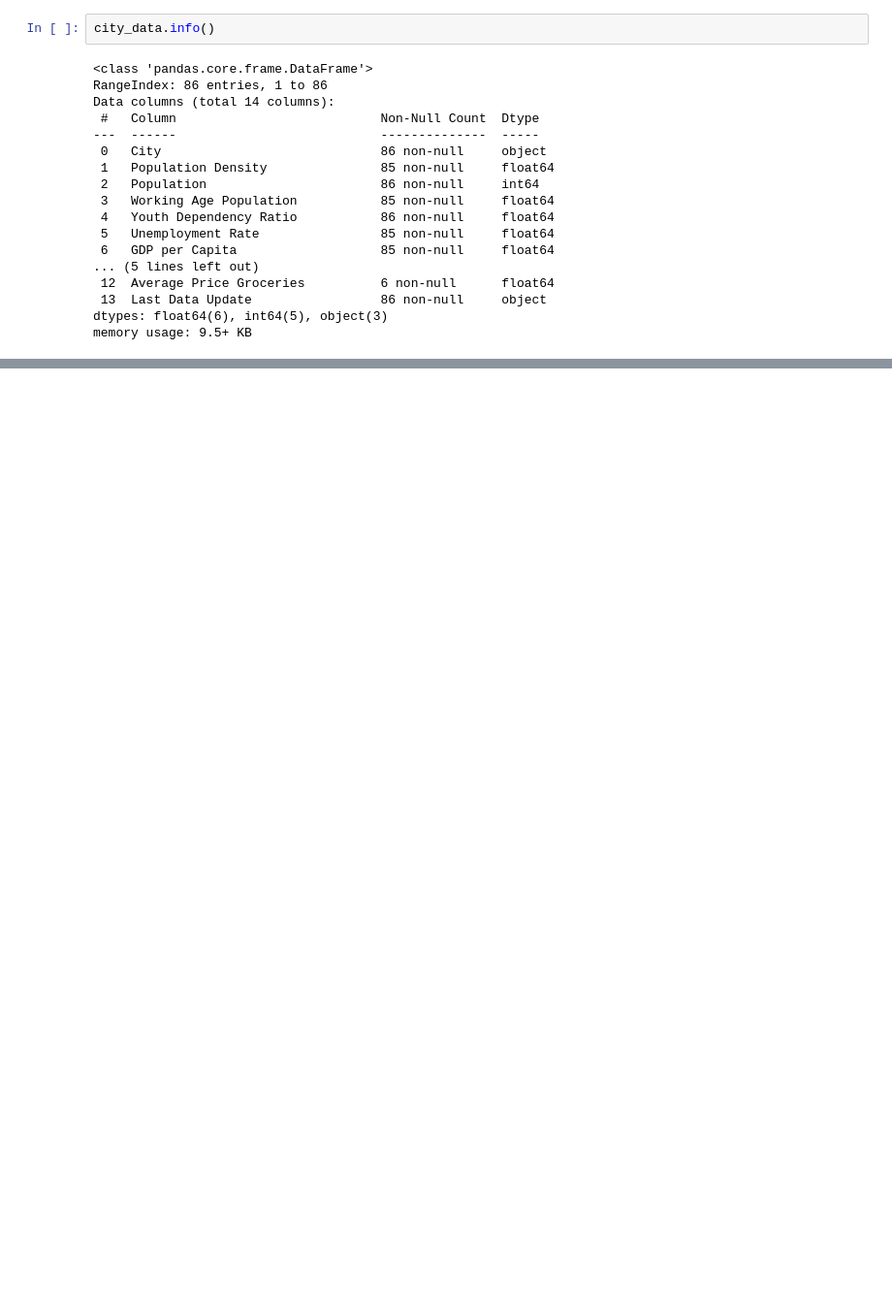
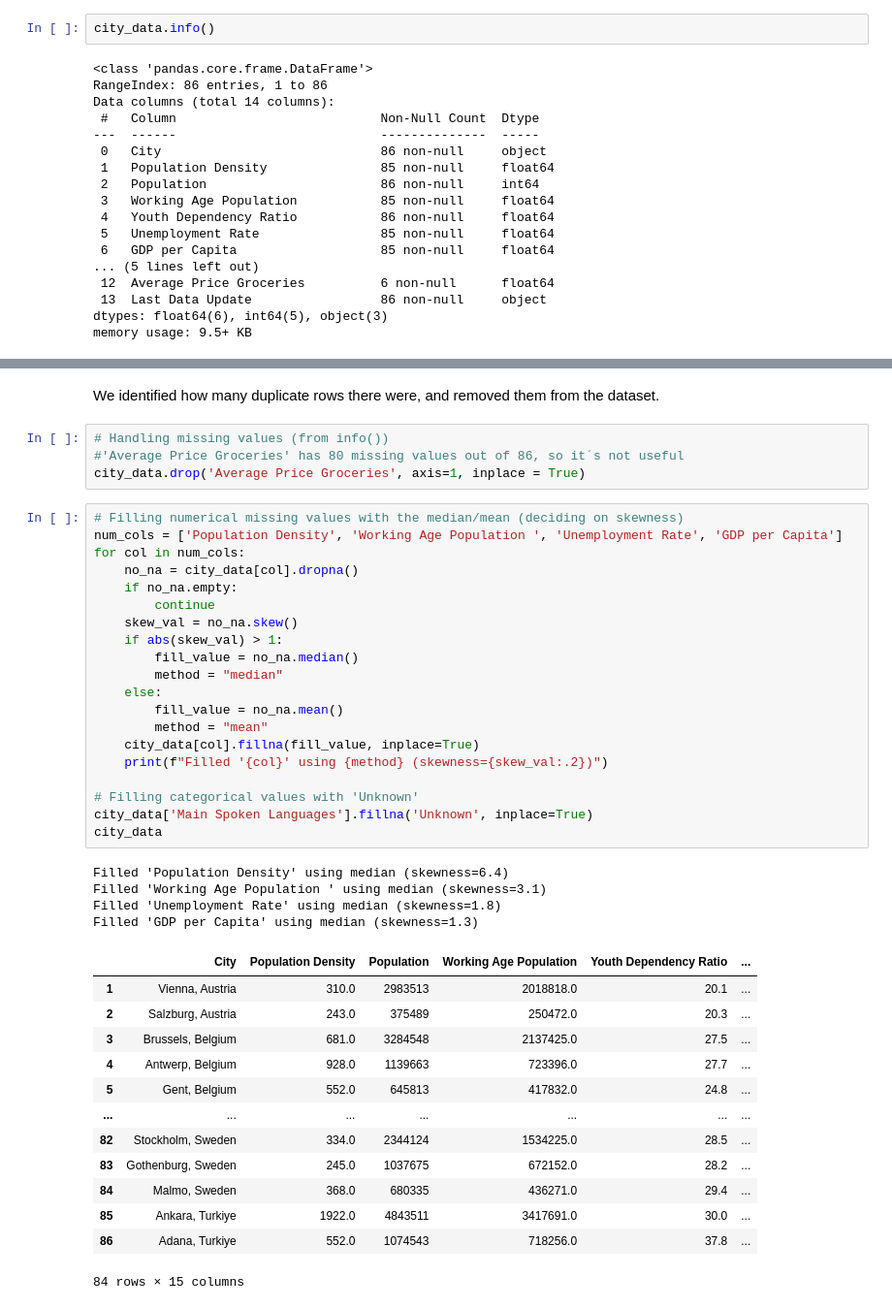
Before and after one commit to lucasvcasimiro-byte/Group10_PDS_Project_2526, a Jupyter notebook: GROUP10_PDS_202526.ipynb, the cells around one changed output, grey strips where cells are left out. Shown at 97% size. Saved outputs shown, nothing was run; the diff lists cells and outputs as text; blank space fills up the shorter version.

```diff
--- a/GROUP10_PDS_202526.ipynb
+++ b/GROUP10_PDS_202526.ipynb
@@ -66,0 +121,44 @@ city_data.describe().T
+# %% [markdown]
+We identified how many duplicate rows there were, and removed them from the dataset.
+# %%
+# Handling missing values (from info())
+#'Average Price Groceries' has 80 missing values out of 86, so it´s not useful
+city_data.drop('Average Price Groceries', axis=1, inplace = True)
+# %%
+# Filling numerical missing values with the median/mean (deciding on skewness)
+num_cols = ['Population Density', 'Working Age Population ', 'Unemployment Rate', 'GDP per Capita']
+for col in num_cols:
+    no_na = city_data[col].dropna()
+    if no_na.empty:
+        continue
+    skew_val = no_na.skew()
+    if abs(skew_val) > 1:
+        fill_value = no_na.median()
+        method = "median"
+    else:
+        fill_value = no_na.mean()
+        method = "mean"
+    city_data[col].fillna(fill_value, inplace=True)
+    print(f"Filled '{col}' using {method} (skewness={skew_val:.2})")
+
+# Filling categorical values with 'Unknown'
+city_data['Main Spoken Languages'].fillna('Unknown', inplace=True)
+city_data
+# %% [output]
+Filled 'Population Density' using median (skewness=6.4)
+Filled 'Working Age Population ' using median (skewness=3.1)
+Filled 'Unemployment Rate' using median (skewness=1.8)
+Filled 'GDP per Capita' using median (skewness=1.3)
+|  | City | Population Density | Population | Working Age Population | Youth Dependency Ratio | ... |
+| 1 | Vienna, Austria | 310.0 | 2983513 | 2018818.0 | 20.1 | ... |
+| 2 | Salzburg, Austria | 243.0 | 375489 | 250472.0 | 20.3 | ... |
+| 3 | Brussels, Belgium | 681.0 | 3284548 | 2137425.0 | 27.5 | ... |
+| 4 | Antwerp, Belgium | 928.0 | 1139663 | 723396.0 | 27.7 | ... |
+| 5 | Gent, Belgium | 552.0 | 645813 | 417832.0 | 24.8 | ... |
+| ... | ... | ... | ... | ... | ... | ... |
+| 82 | Stockholm, Sweden | 334.0 | 2344124 | 1534225.0 | 28.5 | ... |
+| 83 | Gothenburg, Sweden | 245.0 | 1037675 | 672152.0 | 28.2 | ... |
+| 84 | Malmo, Sweden | 368.0 | 680335 | 436271.0 | 29.4 | ... |
+| 85 | Ankara, Turkiye | 1922.0 | 4843511 | 3417691.0 | 30.0 | ... |
+| 86 | Adana, Turkiye | 552.0 | 1074543 | 718256.0 | 37.8 | ... |
+84 rows × 15 columns
```
Also changed, not shown: parts of 28 cells of this notebook.
